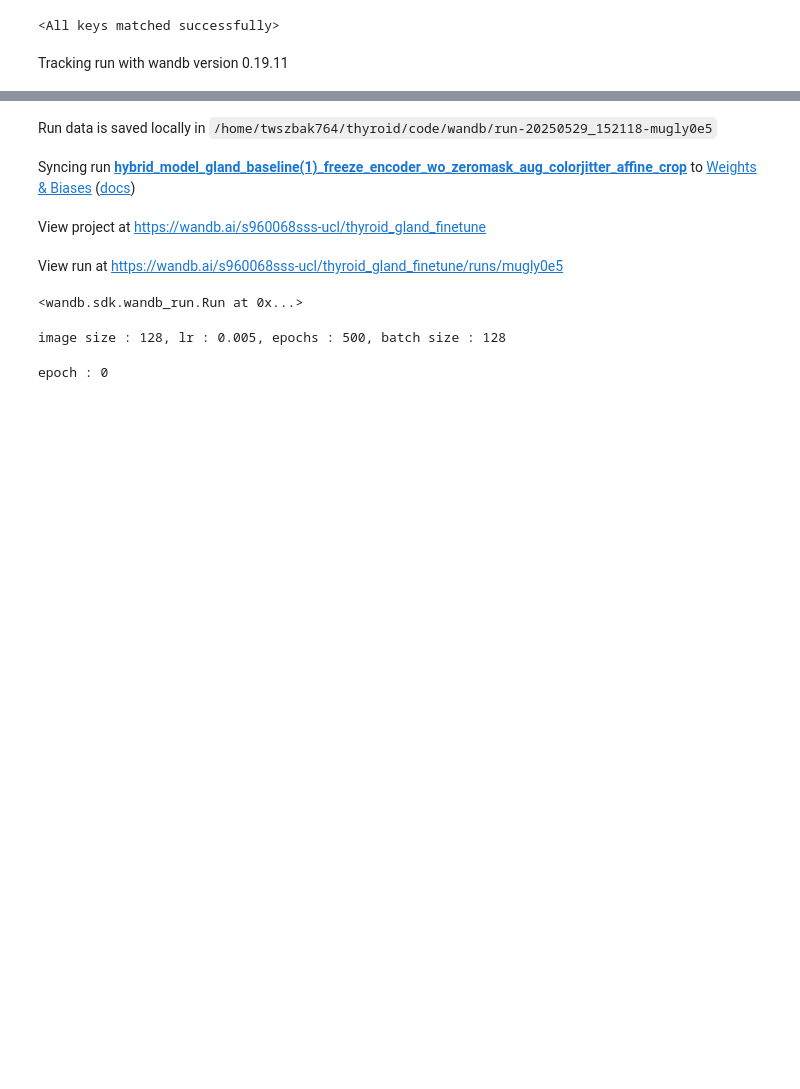
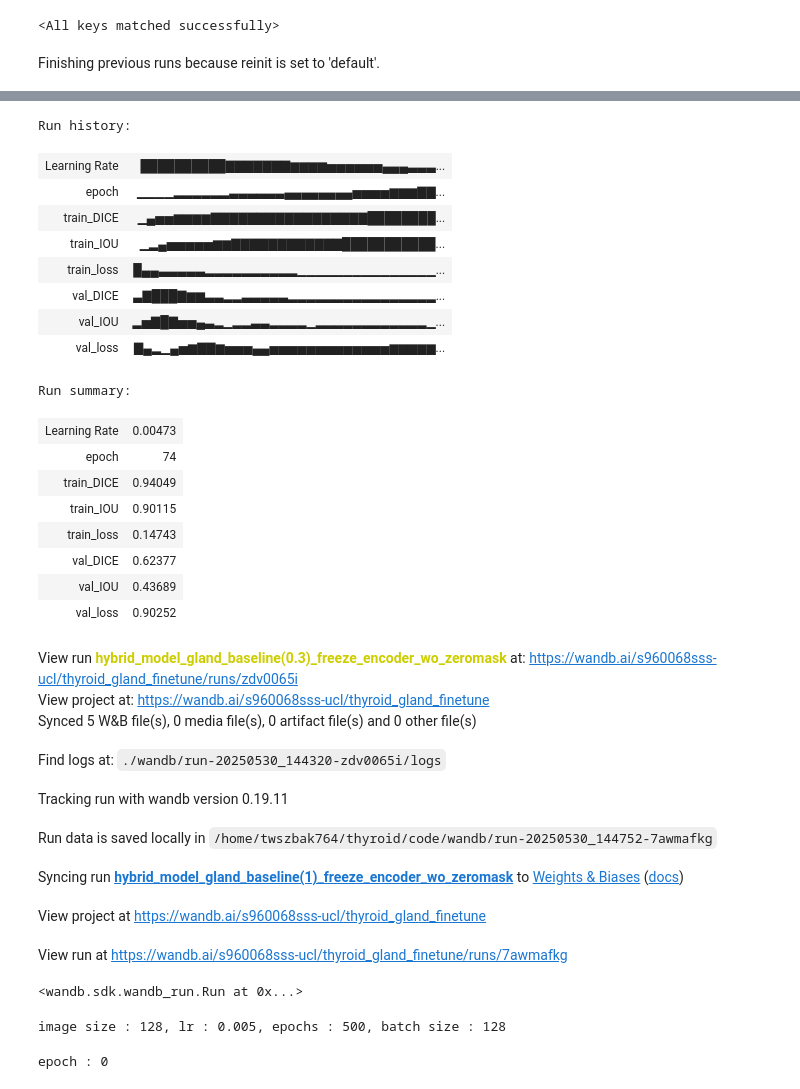
Before and after one commit to fenofista/thyroid, a Jupyter notebook: code/finetune_for_benq_data.ipynb, the cells around one changed output, grey strips where cells are left out. Saved outputs shown, nothing was run; the diff lists cells and outputs as text; code cells hidden in the pictures; blank space fills up the shorter version.

```diff
--- a/code/finetune_for_benq_data.ipynb
+++ b/code/finetune_for_benq_data.ipynb
@@ -265,8 +289,8 @@ scheduler = optim.lr_scheduler.CosineAnnealingLR(optimizer, T_max=epochs)
 # %%
 
 project = "thyroid_gland_finetune"
-name = "hybrid_model_gland_baseline(1)_freeze_encoder_wo_zeromask_aug_colorjitter_affine_crop"
-
+name = "hybrid_model_gland_baseline(1)_freeze_encoder_wo_zeromask"
+# name = "hybrid_model_gland_baseline(1)_freeze_encoder_wo_zeromask_sharpening_crop"
 wandb.init(
     project = project,  # Project name in W&B
     name = name,       # (optional) specific run name
@@ -279,4 +303,4 @@ wandb.init(
     }
 )
 # %% [output]
-Tracking run with wandb version 0.19.11
+Finishing previous runs because reinit is set to 'default'.
@@ -283,8 +308,31 @@ Tracking run with wandb version 0.19.11
+Run history:
+| Learning Rate | ██████████▇▇▇▇▇▇▇▆▆▆▆▅▅▅▅▅▅▄▄▄▃▃▃... |
+| epoch | ▁▁▁▁▂▂▂▂▂▂▃▃▃▃▃▃▄▄▄▄▄▄▄▄▅▅▅▅▆▆▆▇▇... |
+| train_DICE | ▁▄▅▅▆▆▆▆▇▇▇▇▇▇▇▇▇▇▇▇▇▇▇▇▇████████... |
+| train_IOU | ▁▂▄▅▅▅▅▅▆▆▇▇▇▇▇▇▇▇▇▇▇▇███████████... |
+| train_loss | █▄▄▃▃▃▃▃▂▂▂▂▂▂▂▂▂▂▁▁▁▁▁▁▁▁▁▁▁▁▁▁▁... |
+| val_DICE | ▃▇███▇▆▆▃▃▂▂▃▃▃▃▃▂▂▂▂▂▂▂▂▂▂▂▂▂▂▂▂... |
+| val_IOU | ▂▅▇█▇▅▅▄▃▂▁▂▂▃▃▂▂▂▂▁▂▂▂▂▂▂▂▂▂▂▂▂▁... |
+| val_loss | ▇▄▂▁▄▅▆▇▇▆▅▅▅▄▄▅▅▅▅▅▅▅▅▅▅▅▅▅▆▆▆▆▆... |
+Run summary:
+| Learning Rate | 0.00473 |
+| epoch | 74 |
+| train_DICE | 0.94049 |
+| train_IOU | 0.90115 |
+| train_loss | 0.14743 |
+| val_DICE | 0.62377 |
+| val_IOU | 0.43689 |
+| val_loss | 0.90252 |
-Run data is saved locally in /home/twszbak764/thyroid/code/wandb/run-20250529_152118-mugly0e5
+View run hybrid_model_gland_baseline(0.3)_freeze_encoder_wo_zeromask at: https://wandb.ai/s960068sss-ucl/thyroid_gland_finetune/runs/zdv0065i
+View project at: https://wandb.ai/s960068sss-ucl/thyroid_gland_finetune
+Synced 5 W&B file(s), 0 media file(s), 0 artifact file(s) and 0 other file(s)
-Syncing run hybrid_model_gland_baseline(1)_freeze_encoder_wo_zeromask_aug_colorjitter_affine_crop to Weights & Biases (docs)
+Find logs at: ./wandb/run-20250530_144320-zdv0065i/logs
-View project at https://wandb.ai/s960068sss-ucl/thyroid_gland_finetune
+Tracking run with wandb version 0.19.11
-View run at https://wandb.ai/s960068sss-ucl/thyroid_gland_finetune/runs/mugly0e5
+Run data is saved locally in /home/twszbak764/thyroid/code/wandb/run-20250530_144752-7awmafkg
-<wandb.sdk.wandb_run.Run at 0x...>
+Syncing run hybrid_model_gland_baseline(1)_freeze_encoder_wo_zeromask to Weights & Biases (docs)
+View project at https://wandb.ai/s960068sss-ucl/thyroid_gland_finetune
+View run at https://wandb.ai/s960068sss-ucl/thyroid_gland_finetune/runs/7awmafkg
+<wandb.sdk.wandb_run.Run at 0x...>
 # %%
 print(f"image size : {image_size}, lr : {lr}, epochs : {epochs}, batch size : {batch_size}")
 # %% [output]
```
Also changed, not shown: parts of 7 cells of this notebook.
